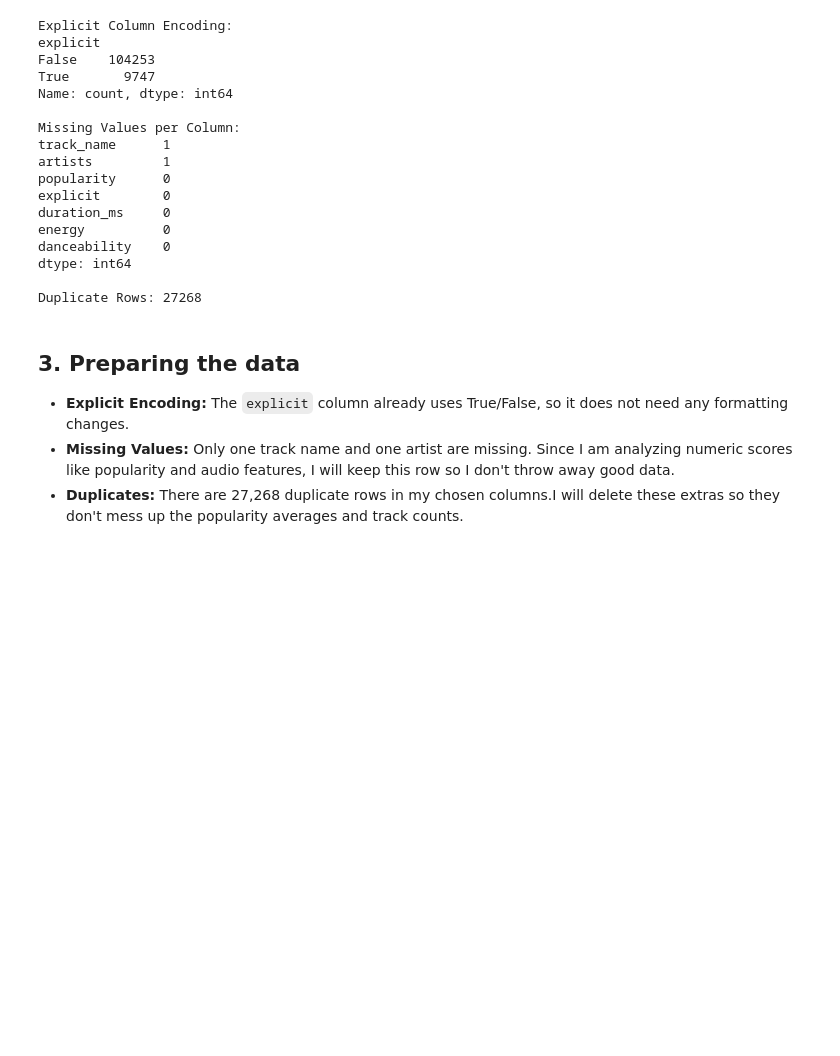
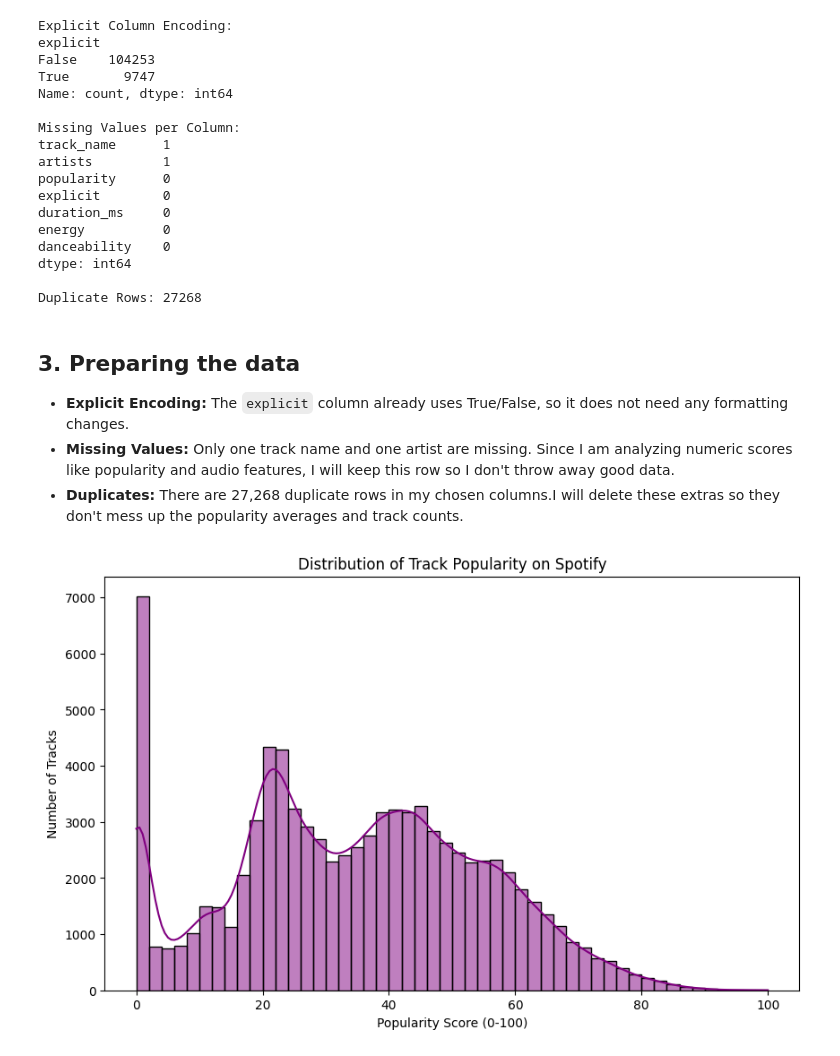
Before and after one commit to RevathiLogs/The-Anatomy-of-a-Hit, a Jupyter notebook: notebooks/02_track_popularity.ipynb, the cells around one changed output. Saved outputs shown, nothing was run; the diff lists cells and outputs as text; code cells hidden in the pictures; blank space fills up the shorter version.

Commit message:
Analyze track popularity distribution

```diff
--- a/notebooks/02_track_popularity.ipynb
+++ b/notebooks/02_track_popularity.ipynb
@@ -80,3 +80,18 @@ Duplicate Rows: 27268
 * **Duplicates:** There are 27,268 duplicate rows in my chosen columns.I will delete these extras so they don't mess up the popularity averages and track counts.
 # %%
 df_clean = df_clean.drop_duplicates()
+# %%
+import seaborn as sns
+import matplotlib.pyplot as plt
+
+plt.figure(figsize=(10, 6))
+
+sns.histplot(df_clean['popularity'], bins=50, kde=True, color='purple')
+
+plt.title('Distribution of Track Popularity on Spotify')
+plt.xlabel('Popularity Score (0-100)')
+plt.ylabel('Number of Tracks')
+
+plt.show()
+# %% [output]
+[figure, added]
```
Also changed, not shown: parts of 1 cell of this notebook.
